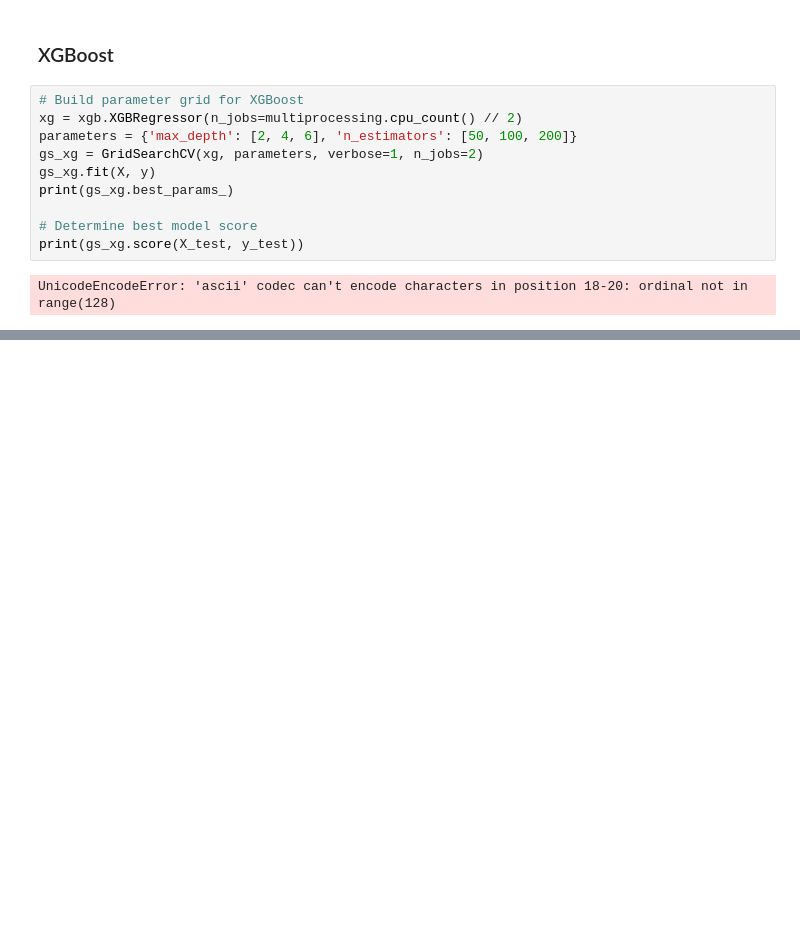
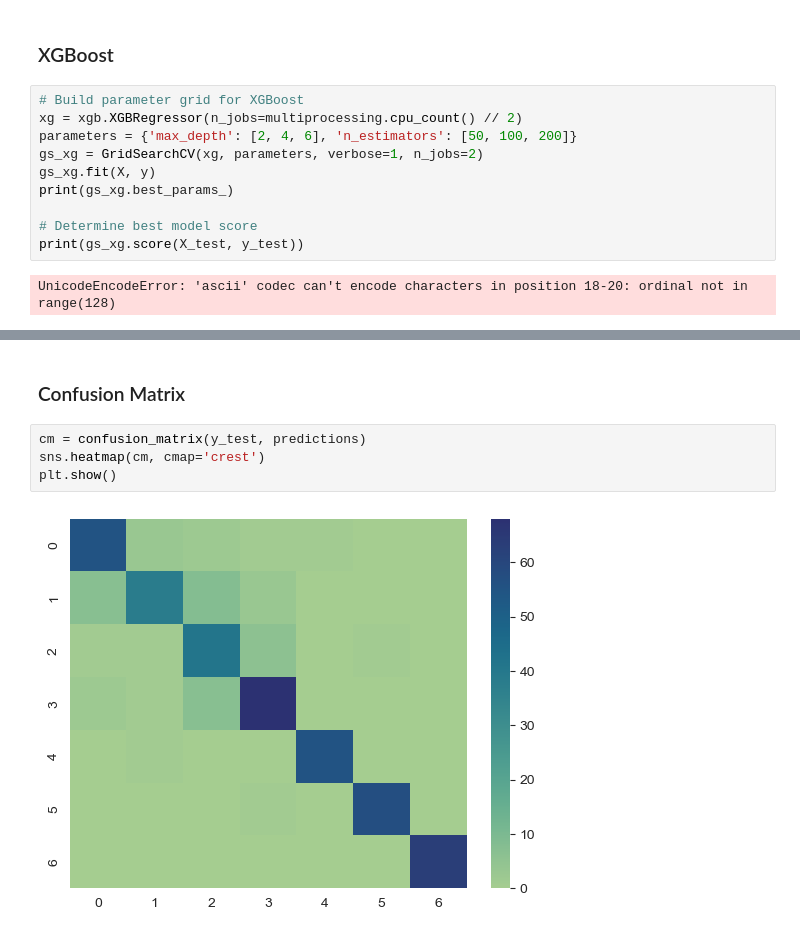
Before and after one commit to owlbemi/CS4372Assignment2, a Jupyter notebook: CS4372Assignment2.ipynb, the cells around one changed output, grey strips where cells are left out. Cells and saved outputs as stored; diff of their text form; blank space fills up the shorter version.

Commit message:
Confusion Matrix

```diff
--- a/CS4372Assignment2.ipynb
+++ b/CS4372Assignment2.ipynb
@@ -299,0 +329,8 @@ ValueError: Expected 'estimator' to be a binary classifier, but got GridSearchCV
+# %% [markdown]
+### Confusion Matrix
+# %%
+cm = confusion_matrix(y_test, predictions)
+sns.heatmap(cm, cmap='crest')
+plt.show()
+# %% [output]
+[figure, added]
```
Also changed, not shown: parts of 5 cells of this notebook.
